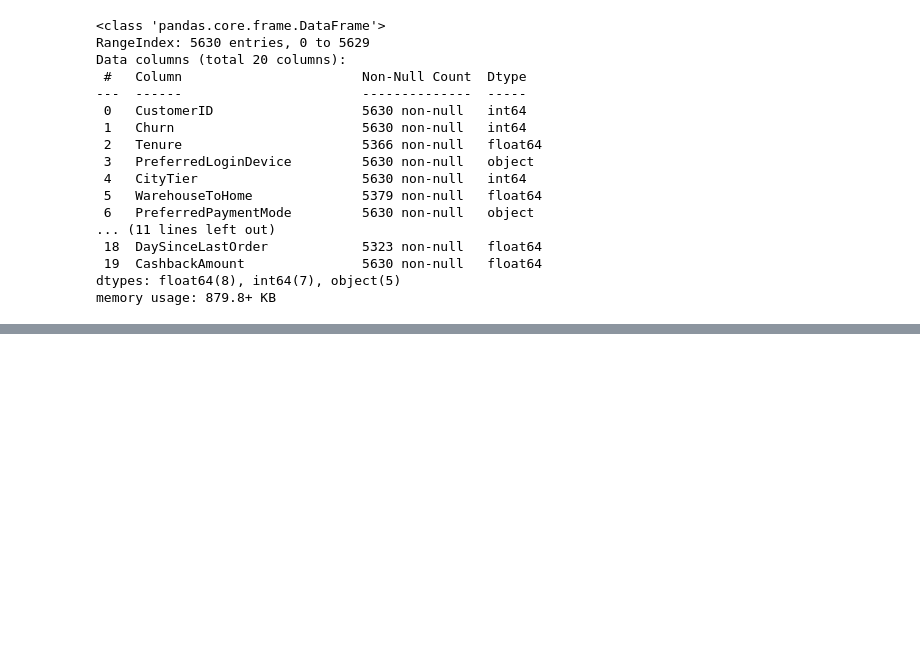
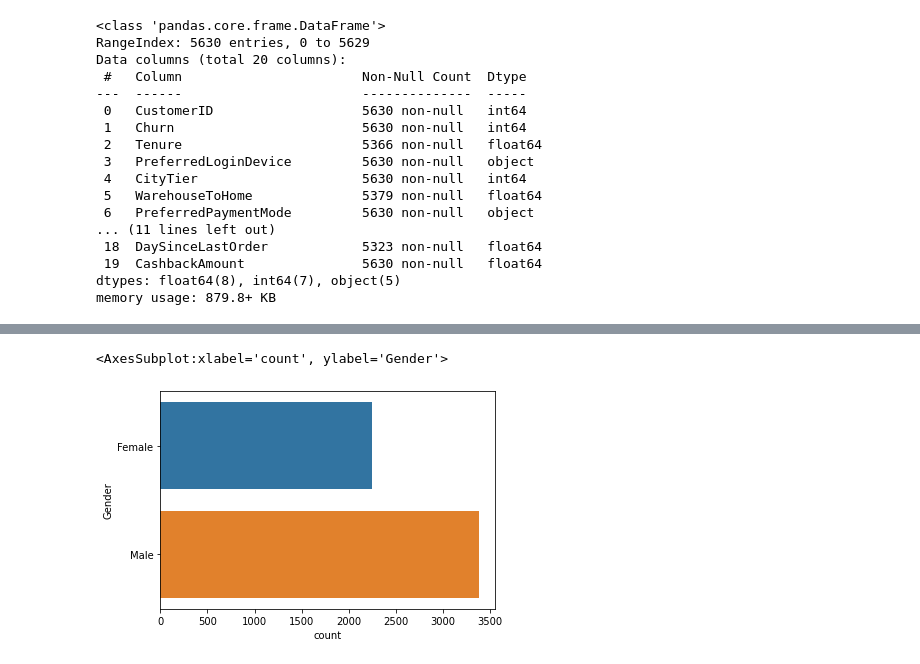
Before and after one commit to tariqzia5/ML_Credit-Card-Customers-Churn-Prediction, a Jupyter notebook: Ecom_Project.ipynb, the cells around one changed output, grey strips where cells are left out. Saved outputs shown, nothing was run; the diff lists cells and outputs as text; code cells hidden in the pictures; blank space fills up the shorter version.

```diff
--- a/Ecom_Project.ipynb
+++ b/Ecom_Project.ipynb
@@ -194,0 +256,5 @@ memory usage: 879.8+ KB
+# %%
+sns.countplot(y="Gender",  data=Ecom_data)
+# %% [output]
+<AxesSubplot:xlabel='count', ylabel='Gender'>
+[figure, added]
```
Also changed, not shown: parts of 47 cells of this notebook.
